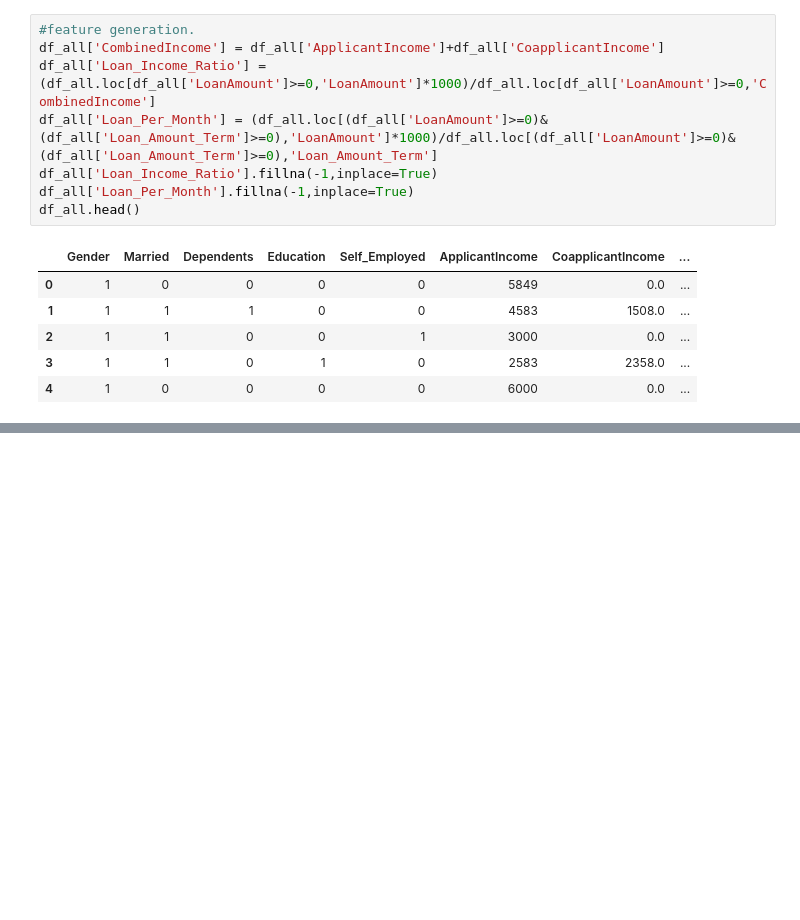
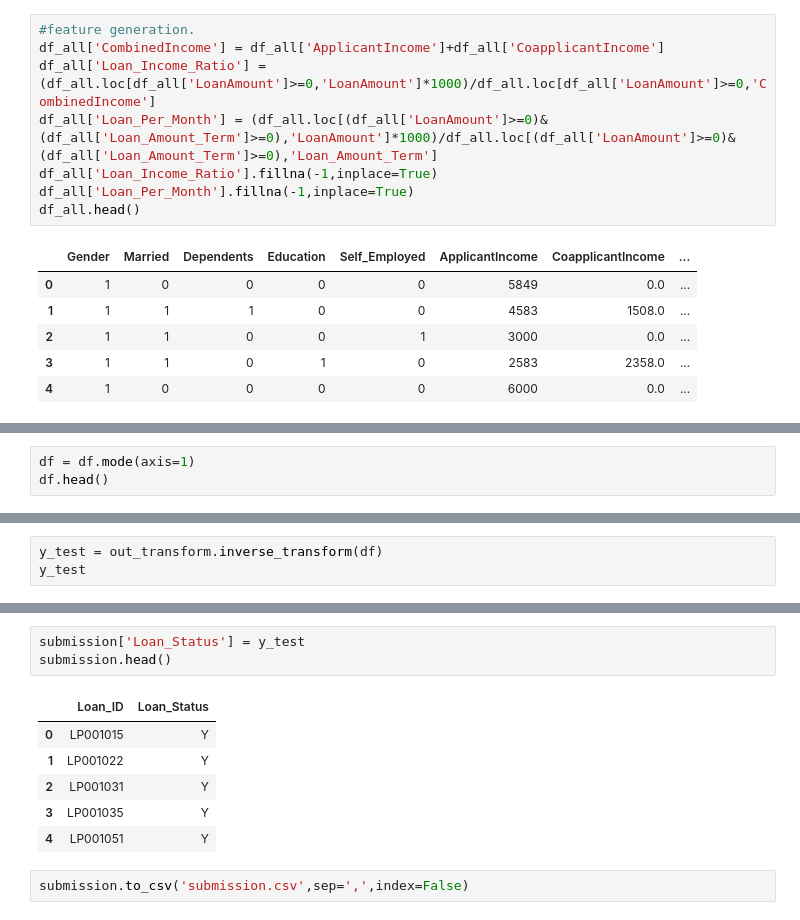
Before and after one commit to madhurkgp/loan_prediction, a Jupyter notebook: madhur.ipynb, the cells around one changed output, grey strips where cells are left out. Saved outputs shown, nothing was run; the diff lists cells and outputs as text; blank space fills up the shorter version.

```diff
--- a/madhur.ipynb
+++ b/madhur.ipynb
@@ -142,0 +185,3 @@ X_train, X_cv, y_train, y_cv = train_test_split(X, y, test_size=0.25, random_sta
+# %%
+df = df.mode(axis=1)
+df.head()
@@ -211,0 +204,3 @@ recall_score): 0.933962
+# %%
+y_test = out_transform.inverse_transform(df)
+y_test
@@ -211,0 +240,12 @@ recall_score): 0.933962
+# %%
+submission['Loan_Status'] = y_test
+submission.head()
+# %% [output]
+|  | Loan_ID | Loan_Status |
+| 0 | LP001015 | Y |
+| 1 | LP001022 | Y |
+| 2 | LP001031 | Y |
+| 3 | LP001035 | Y |
+| 4 | LP001051 | Y |
+# %%
+submission.to_csv('submission.csv',sep=',',index=False)
```
Also changed, not shown: parts of 14 cells of this notebook, 1 other file.
